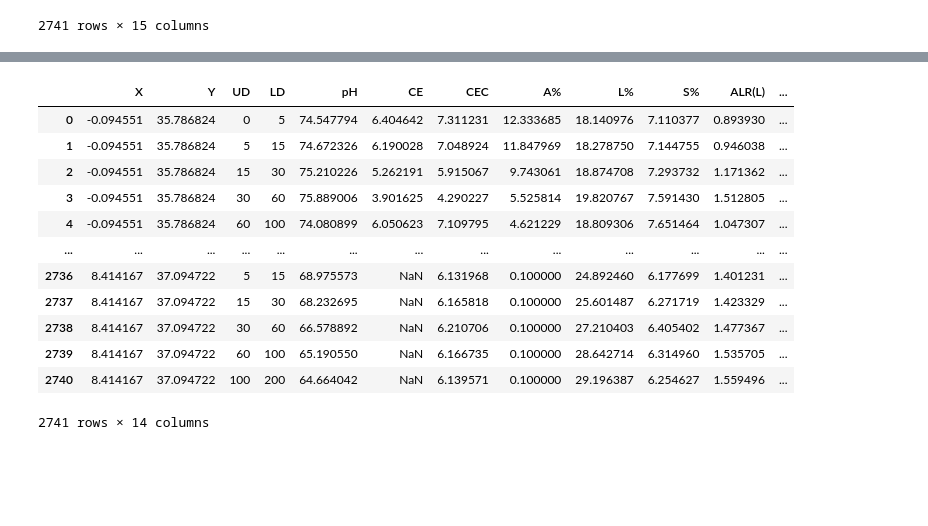
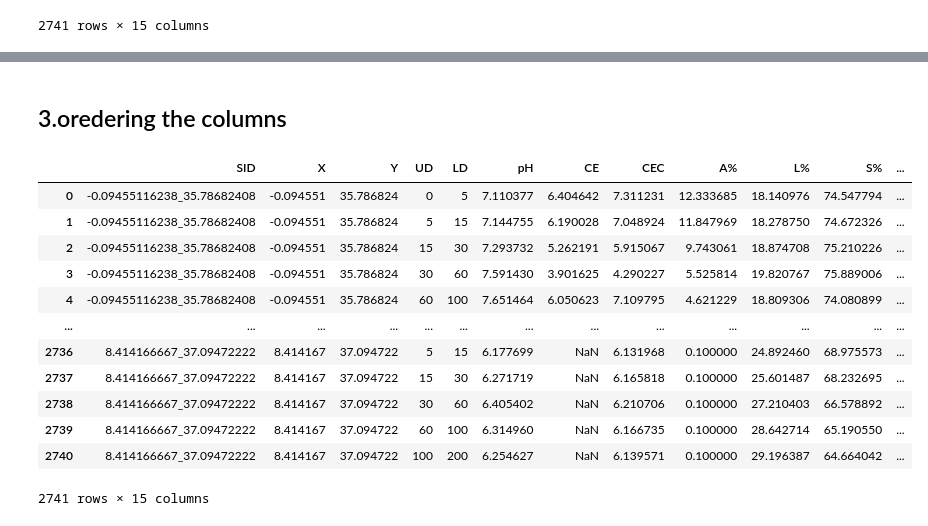
Before and after one commit to adiloucode/Quantum_Multitask_CNN_for_Digital_Soil_Mapping, a Jupyter notebook: Processing/Final/splineData.ipynb, the cells around one changed output, grey strips where cells are left out. Drawn from its saved outputs; the diff is of its cells as text; code cells hidden in the pictures; blank space fills up the shorter version.

Commit message:
spline corrected'

```diff
--- a/Processing/Final/splineData.ipynb
+++ b/Processing/Final/splineData.ipynb
@@ -9,14 +13,13 @@ base_url = "../../results/Splined/"
 variables = ["A%","ALR(L)","ALR(S)","CE","CEC","L%","OC(%)","OM%","pH","S%"]
 csv_files = sorted(glob.glob(os.path.join(base_url, "*.csv")))
 
-merged_df = None
-for file, var_name in zip(csv_files, variables):
-    df = pd.read_csv(file)
-    df = df[['SID', 'UD', 'LD', 'SPLINED_VALUE']].copy()
-    df = df.rename(columns={'SPLINED_VALUE': var_name})
-    if merged_df is None:
-        merged_df = df
-    else:
-        merged_df = pd.merge(merged_df, df, on=['SID', 'UD', 'LD'], how='outer')
+dfs=[]
 
-merged_df
+for index  , (file , var) in enumerate(zip(os.listdir(f"{base_url}") , variables)):
+    df = pd.DataFrame()
+    df_file = pd.read_csv(f"{base_url}/{file}")
+    df["SID"] = df_file["SID"]
+    df["UD"] = df_file["UD"]
+    df["LD"]= df_file["LD"]
+    df[var] = df_file["SPLINED_VALUE"]
+    dfs.append(df)
@@ -36,0 +58,12 @@ merged_df
+# %%
+merged_df = pd.merge(dfs[0], dfs[1], on=['SID', 'UD', 'LD'], how='outer')
+
+merged_df = pd.merge(merged_df, dfs[2], on=['SID', 'UD', 'LD'], how='outer')
+merged_df = pd.merge(merged_df, dfs[3], on=['SID', 'UD', 'LD'], how='outer')
+merged_df = pd.merge(merged_df, dfs[4], on=['SID', 'UD', 'LD'], how='outer')
+merged_df = pd.merge(merged_df, dfs[5], on=['SID', 'UD', 'LD'], how='outer')
+merged_df = pd.merge(merged_df, dfs[6], on=['SID', 'UD', 'LD'], how='outer')
+merged_df = pd.merge(merged_df, dfs[7], on=['SID', 'UD', 'LD'], how='outer')
+merged_df = pd.merge(merged_df, dfs[8], on=['SID', 'UD', 'LD'], how='outer')
+df = pd.merge(merged_df, dfs[9], on=['SID', 'UD', 'LD'], how='outer')
+df
@@ -37,10 +84,8 @@ merged_df
 # %%
-merged_df[['X', 'Y']] = merged_df['SID'].str.split('_', expand=True)
-
-merged_df['X'] = pd.to_numeric(merged_df['X'])
-merged_df['Y'] = pd.to_numeric(merged_df['Y'])
-
-merged_df
+df[['X', 'Y']] = df['SID'].str.split('_', expand=True)
+df['X'] = pd.to_numeric(df['X'])
+df['Y'] = pd.to_numeric(df['Y'])
+df
 # %% [output]
 |  | SID | UD | LD | A% | ALR(L) | ALR(S) | CE | CEC | L% | OC(%) | OM% | ... |
 | 0 | -0.09455116238_35.78682408 | 0 | 5 | 12.333685 | 0.893930 | 2.306617 | 6.404642 | 7.311231 | 18.140976 | NaN | NaN | ... |
@@ -75,17 +103,19 @@ merged_df
+# %% [markdown]
+## 3.oredering the columns
 # %%
-merged_df = merged_df[["X","Y","UD","LD","pH","CE","CEC","A%","L%","S%","ALR(L)","ALR(S)","OC(%)","OM%"]]
-merged_df
+df = df[["SID" ,"X","Y","UD","LD","pH","CE","CEC","A%","L%","S%","ALR(L)","ALR(S)","OC(%)","OM%"]]
+df
 # %% [output]
-|  | X | Y | UD | LD | pH | CE | CEC | A% | L% | S% | ALR(L) | ... |
-| 0 | -0.094551 | 35.786824 | 0 | 5 | 74.547794 | 6.404642 | 7.311231 | 12.333685 | 18.140976 | 7.110377 | 0.893930 | ... |
-| 1 | -0.094551 | 35.786824 | 5 | 15 | 74.672326 | 6.190028 | 7.048924 | 11.847969 | 18.278750 | 7.144755 | 0.946038 | ... |
-| 2 | -0.094551 | 35.786824 | 15 | 30 | 75.210226 | 5.262191 | 5.915067 | 9.743061 | 18.874708 | 7.293732 | 1.171362 | ... |
-| 3 | -0.094551 | 35.786824 | 30 | 60 | 75.889006 | 3.901625 | 4.290227 | 5.525814 | 19.820767 | 7.591430 | 1.512805 | ... |
-| 4 | -0.094551 | 35.786824 | 60 | 100 | 74.080899 | 6.050623 | 7.109795 | 4.621229 | 18.809306 | 7.651464 | 1.047307 | ... |
+|  | SID | X | Y | UD | LD | pH | CE | CEC | A% | L% | S% | ... |
+| 0 | -0.09455116238_35.78682408 | -0.094551 | 35.786824 | 0 | 5 | 7.110377 | 6.404642 | 7.311231 | 12.333685 | 18.140976 | 74.547794 | ... |
+| 1 | -0.09455116238_35.78682408 | -0.094551 | 35.786824 | 5 | 15 | 7.144755 | 6.190028 | 7.048924 | 11.847969 | 18.278750 | 74.672326 | ... |
+| 2 | -0.09455116238_35.78682408 | -0.094551 | 35.786824 | 15 | 30 | 7.293732 | 5.262191 | 5.915067 | 9.743061 | 18.874708 | 75.210226 | ... |
+| 3 | -0.09455116238_35.78682408 | -0.094551 | 35.786824 | 30 | 60 | 7.591430 | 3.901625 | 4.290227 | 5.525814 | 19.820767 | 75.889006 | ... |
+| 4 | -0.09455116238_35.78682408 | -0.094551 | 35.786824 | 60 | 100 | 7.651464 | 6.050623 | 7.109795 | 4.621229 | 18.809306 | 74.080899 | ... |
 | ... | ... | ... | ... | ... | ... | ... | ... | ... | ... | ... | ... | ... |
-| 2736 | 8.414167 | 37.094722 | 5 | 15 | 68.975573 | NaN | 6.131968 | 0.100000 | 24.892460 | 6.177699 | 1.401231 | ... |
-| 2737 | 8.414167 | 37.094722 | 15 | 30 | 68.232695 | NaN | 6.165818 | 0.100000 | 25.601487 | 6.271719 | 1.423329 | ... |
-| 2738 | 8.414167 | 37.094722 | 30 | 60 | 66.578892 | NaN | 6.210706 | 0.100000 | 27.210403 | 6.405402 | 1.477367 | ... |
-| 2739 | 8.414167 | 37.094722 | 60 | 100 | 65.190550 | NaN | 6.166735 | 0.100000 | 28.642714 | 6.314960 | 1.535705 | ... |
-| 2740 | 8.414167 | 37.094722 | 100 | 200 | 64.664042 | NaN | 6.139571 | 0.100000 | 29.196387 | 6.254627 | 1.559496 | ... |
+| 2736 | 8.414166667_37.09472222 | 8.414167 | 37.094722 | 5 | 15 | 6.177699 | NaN | 6.131968 | 0.100000 | 24.892460 | 68.975573 | ... |
+| 2737 | 8.414166667_37.09472222 | 8.414167 | 37.094722 | 15 | 30 | 6.271719 | NaN | 6.165818 | 0.100000 | 25.601487 | 68.232695 | ... |
+| 2738 | 8.414166667_37.09472222 | 8.414167 | 37.094722 | 30 | 60 | 6.405402 | NaN | 6.210706 | 0.100000 | 27.210403 | 66.578892 | ... |
+| 2739 | 8.414166667_37.09472222 | 8.414167 | 37.094722 | 60 | 100 | 6.314960 | NaN | 6.166735 | 0.100000 | 28.642714 | 65.190550 | ... |
+| 2740 | 8.414166667_37.09472222 | 8.414167 | 37.094722 | 100 | 200 | 6.254627 | NaN | 6.139571 | 0.100000 | 29.196387 | 64.664042 | ... |
-2741 rows × 14 columns
+2741 rows × 15 columns
```
Also changed, not shown: parts of 20 cells of this notebook, 3 other files.
